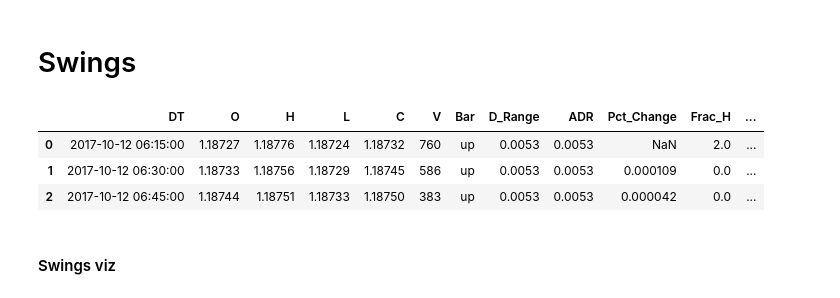
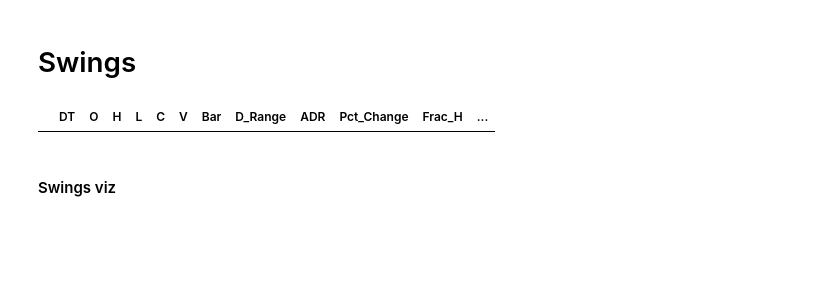
Before and after one commit to rrrudolph/trade, a Jupyter notebook: Strategy_Module.ipynb, the cells around one changed output. Drawn from its saved outputs; the diff is of its cells as text; code cells hidden in the pictures; blank space fills up the shorter version.

```diff
--- a/Strategy_Module.ipynb
+++ b/Strategy_Module.ipynb
@@ -14,8 +14,8 @@ from plotly.subplots import make_subplots
 from google.colab import drive
 drive.mount('/content/drive')
 
-df = pd.read_csv('drive/My Drive/Colab Notebooks/Data/EURUSD15.csv')
-df = df[5200:5850]
+df = pd.read_csv('drive/My Drive/Colab Notebooks/Data/ETHUSDT_15min.csv')
+df = df[5800:7850]
 
 #### This stuff was to format an original MT4 OHLC file ####
 
@@ -242,47 +230,51 @@ fig.update(layout_xaxis_rangeslider_visible=False)
 # %%
 #### Calculate the Swing Ratings ####
 
-# get the swing size in relation to ADR
-df['Sw_Pct'] = round(df['Sw_Size']/df['ADR'], 2)
 
-# create a function of a curved line that will act as a weight
-# to use on the swing size. this will taper off the extreme
-# swing sizes to balance out the swing ratings overall
-df['Sw_Weight'] = -1.02 ** abs(df['Sw_Pct']*100) # function for curved line
-weight = df['Sw_Weight'][abs(df['Sw_Weight'].values) > 0] # list of weights
+# this is currently deactivated and seems
+# not needed now that I've lowered the max
+# fractal size
 
-# first fill NaNs with mean of group
-# normalize so its a weight between 0 and 1
-# now that the weights are normalized, multiply the swing by its weight
-# add the fractal rating to its swing and divide by 2
 
-weight.fillna(value=weight.mean(), inplace=True)
-df['Sw_Weight'] = (weight - min(weight)) / (max(weight) - min(weight))
-final = df['Sw_Size'] * df['Sw_Weight']
-temp = df[abs(df['Sw_Size']) > 0]
-df['Sw_Rating'] = round((abs(final) * 2000 + temp['Frac_H'] + temp['Frac_L']) / 2)
 
-# df['Sw_Rating'] = (abs(df['Impulse']/75)) + (temp['Frac_H'] + temp['Frac_L'] / 2)
+# # get the swing size in relation to ADR
+# df['Sw_Pct'] = round(df['Sw_Size']/df['ADR'], 2)
+
+# # create a function of a curved line that will act as a weight
+# # to use on the swing size. this will taper off the extreme
+# # swing sizes to balance out the swing ratings overall
+# df['Sw_Weight'] = 1 -1.02 ** abs(df['Sw_Pct']*100) # function for curved line
+# weight = df['Sw_Weight'][abs(df['Sw_Weight'].values) > 0] # list of weights
+
+# # first fill NaNs with mean of group
+# # normalize so its a weight between 0 and 1
+# # now that the weights are normalized, multiply the swing by its weight
+# # add the fractal rating to its swing and divide by 2
+
+# weight.fillna(value=weight.mean(), inplace=True)
+# df['Sw_Weight'] = (weight - min(weight)) / (max(weight) - min(weight))
+# final = df['Sw_Size'] * df['Sw_Weight']
+# temp = df[abs(df['Sw_Size']) > 0]
+#df['Sw_Rating'] = round((abs(final) * 2000 + temp['Frac_H'] + temp['Frac_L']) / 2)
+
+df['Sw_Rating'] = round((abs(df['Sw_Size']) * 2000 + temp['Frac_H'] + temp['Frac_L']) / 2)
 
 
 
 df.drop(columns=['Sw_Weight'], inplace=True)
 
 # save the swing prices
 for i in df.index:
     a = df.loc[i,'H'][ df.loc[i,'Sw_Size'] < 0]
     b = df.loc[i,'L'][ df.loc[i,'Sw_Size'] > 0]
     if a.size > 0:
         df.loc[i,'Sw_Price'] = a
     elif b.size > 0:
         df.loc[i,'Sw_Price'] = b
 
 df.head(3)
 # %% [output]
 |  | DT | O | H | L | C | V | Bar | D_Range | ADR | Pct_Change | Frac_H | ... |
-| 0 | 2017-10-12 06:15:00 | 1.18727 | 1.18776 | 1.18724 | 1.18732 | 760 | up | 0.0053 | 0.0053 | NaN | 2.0 | ... |
-| 1 | 2017-10-12 06:30:00 | 1.18733 | 1.18756 | 1.18729 | 1.18745 | 586 | up | 0.0053 | 0.0053 | 0.000109 | 0.0 | ... |
-| 2 | 2017-10-12 06:45:00 | 1.18744 | 1.18751 | 1.18733 | 1.18750 | 383 | up | 0.0053 | 0.0053 | 0.000042 | 0.0 | ... |
 # %% [markdown]
 #### Swings viz
 # %%
```
Also changed, not shown: parts of 6 cells of this notebook.
